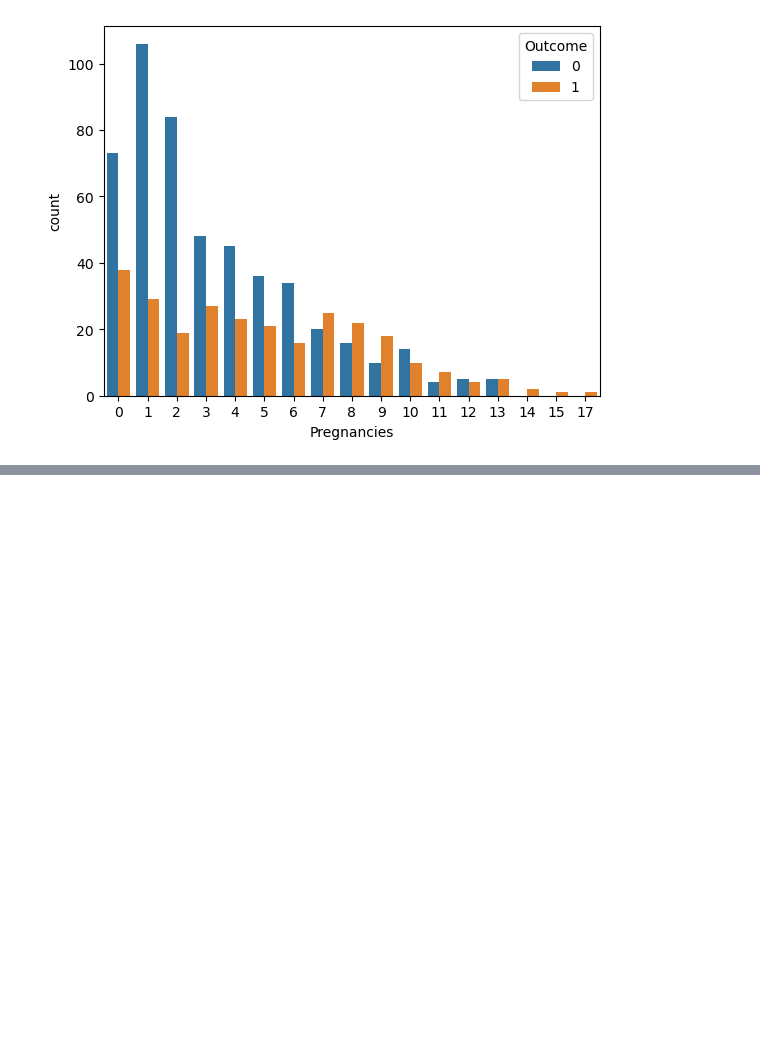
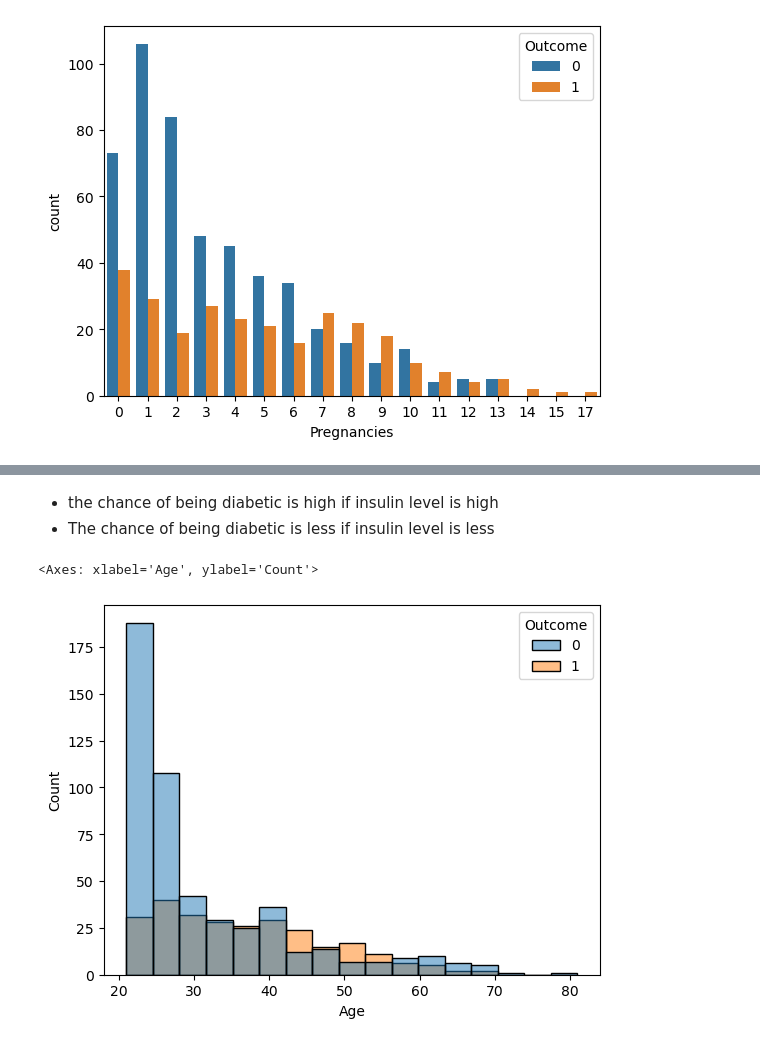
Before and after one commit to sanikavavhal07/DATAMITES, a Jupyter notebook: Machine Learning/Logsstic Regression/Logistic regression diabetes1.ipynb, the cells around one changed output, grey strips where cells are left out. Saved outputs shown, nothing was run; the diff lists cells and outputs as text; code cells hidden in the pictures; blank space fills up the shorter version.

```diff
--- a/Machine Learning/Logsstic Regression/Logistic regression diabetes1.ipynb
+++ b/Machine Learning/Logsstic Regression/Logistic regression diabetes1.ipynb
@@ -210,0 +244,9 @@ sns.countplot(x='Pregnancies',data=data, hue='Outcome')
+# %% [markdown]
+* the chance of being diabetic is high if insulin level is high
+* The chance of being diabetic is less if insulin level is less
+# %%
+# Analyzing age with outcome
+sns.histplot(x='Age',hue='Outcome',data=data)
+# %% [output]
+<Axes: xlabel='Age', ylabel='Count'>
+[figure, added]
```
Also changed, not shown: parts of 38 cells of this notebook.
